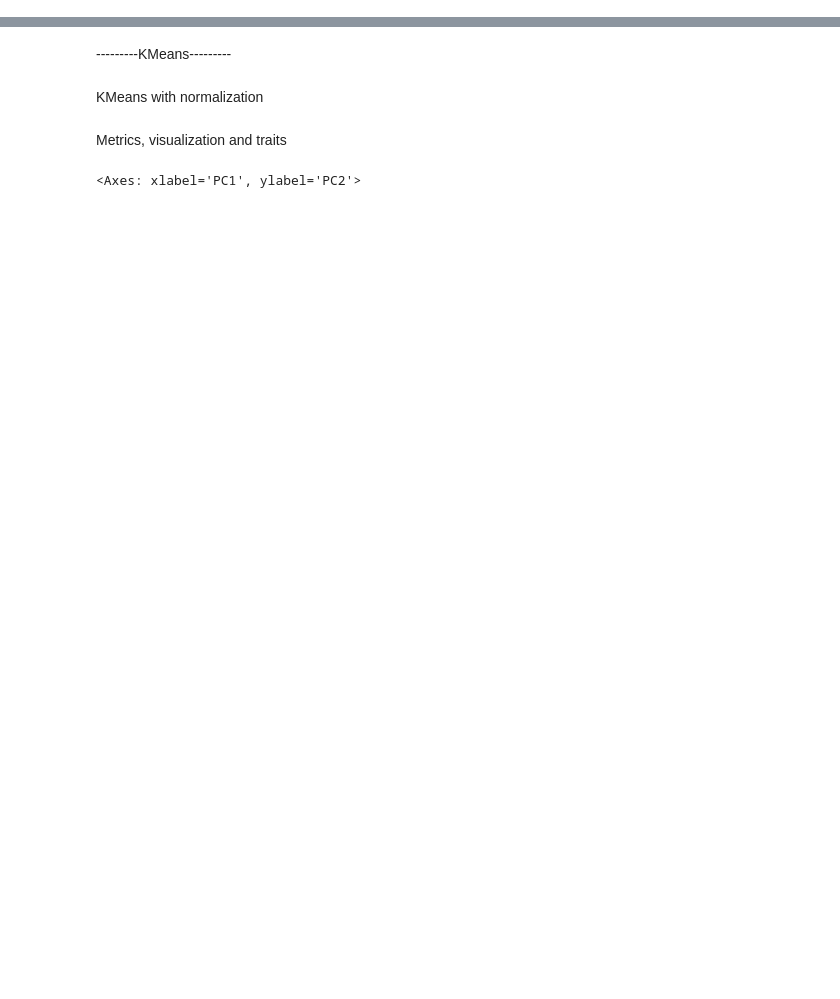
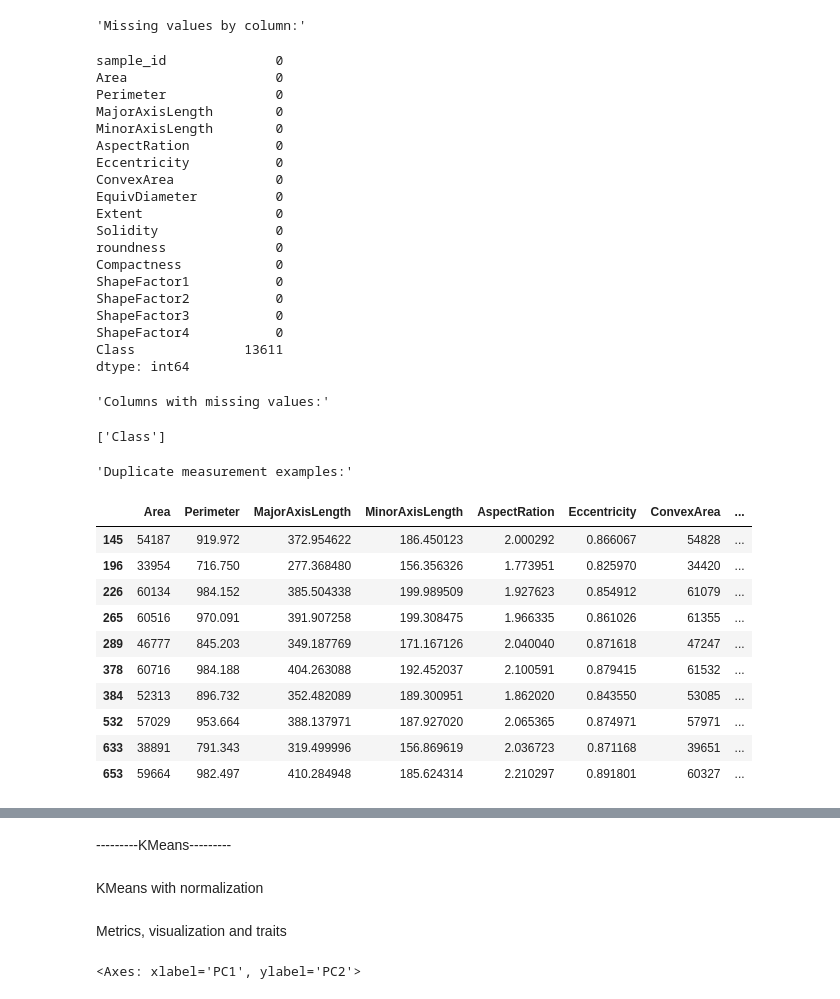
Before and after one commit to MelvinDacanay/ML_Project_1_And_2, a Jupyter notebook: Project_2/kmeans.ipynb, the cells around one changed output, grey strips where cells are left out. Saved outputs shown, nothing was run; the diff lists cells and outputs as text; code cells hidden in the pictures; blank space fills up the shorter version.

```diff
--- a/Project_2/kmeans.ipynb
+++ b/Project_2/kmeans.ipynb
@@ -16,0 +48,44 @@ x = df.iloc[:,:-1]
+# %%
+display("Missing values by column:")
+display(df.isna().sum())
+
+display("Columns with missing values:")
+display(df.columns[df.isna().any()].tolist())
+
+display("Duplicate measurement examples:")
+display(X[X.duplicated(keep=False)].head(10))
+# %% [output]
+'Missing values by column:'
+sample_id              0
+Area                   0
+Perimeter              0
+MajorAxisLength        0
+MinorAxisLength        0
+AspectRation           0
+Eccentricity           0
+ConvexArea             0
+EquivDiameter          0
+Extent                 0
+Solidity               0
+roundness              0
+Compactness            0
+ShapeFactor1           0
+ShapeFactor2           0
+ShapeFactor3           0
+ShapeFactor4           0
+Class              13611
+dtype: int64
+'Columns with missing values:'
+['Class']
+'Duplicate measurement examples:'
+|  | Area | Perimeter | MajorAxisLength | MinorAxisLength | AspectRation | Eccentricity | ConvexArea | ... |
+| 145 | 54187 | 919.972 | 372.954622 | 186.450123 | 2.000292 | 0.866067 | 54828 | ... |
+| 196 | 33954 | 716.750 | 277.368480 | 156.356326 | 1.773951 | 0.825970 | 34420 | ... |
+| 226 | 60134 | 984.152 | 385.504338 | 199.989509 | 1.927623 | 0.854912 | 61079 | ... |
+| 265 | 60516 | 970.091 | 391.907258 | 199.308475 | 1.966335 | 0.861026 | 61355 | ... |
+| 289 | 46777 | 845.203 | 349.187769 | 171.167126 | 2.040040 | 0.871618 | 47247 | ... |
+| 378 | 60716 | 984.188 | 404.263088 | 192.452037 | 2.100591 | 0.879415 | 61532 | ... |
+| 384 | 52313 | 896.732 | 352.482089 | 189.300951 | 1.862020 | 0.843550 | 53085 | ... |
+| 532 | 57029 | 953.664 | 388.137971 | 187.927020 | 2.065365 | 0.874971 | 57971 | ... |
+| 633 | 38891 | 791.343 | 319.499996 | 156.869619 | 2.036723 | 0.871168 | 39651 | ... |
+| 653 | 59664 | 982.497 | 410.284948 | 185.624314 | 2.210297 | 0.891801 | 60327 | ... |
```
Also changed, not shown: parts of 14 cells of this notebook, 7 other files.
